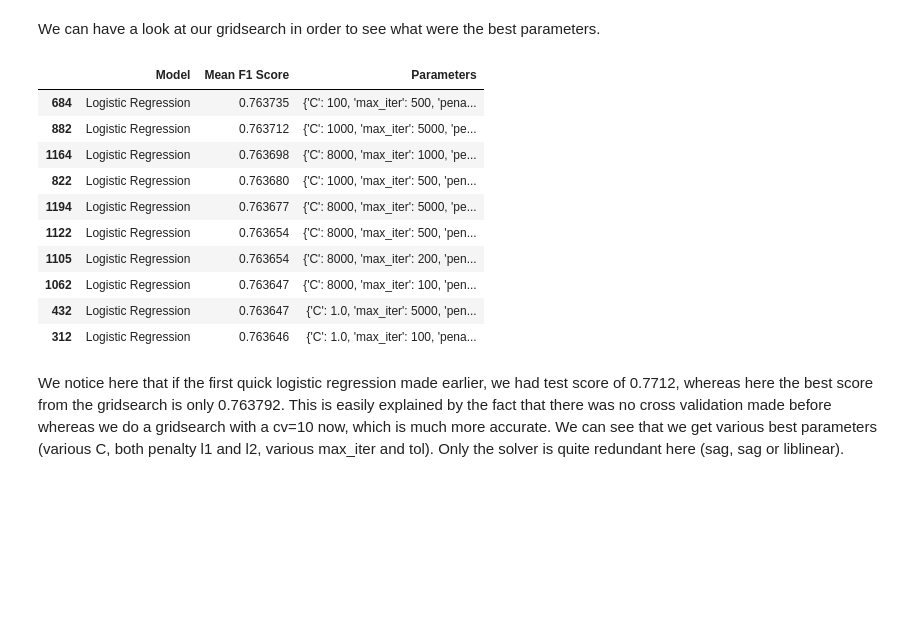
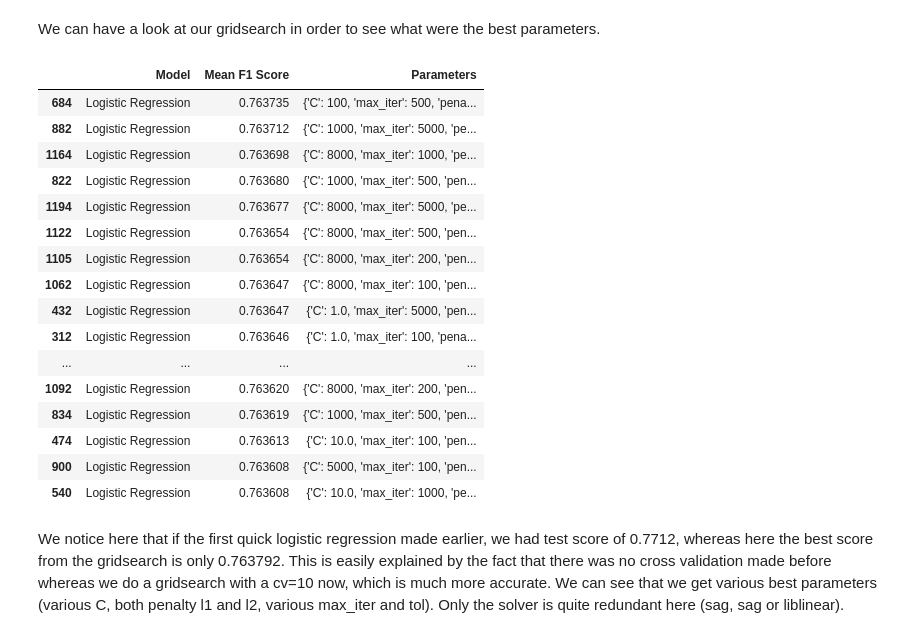
Before and after one commit to elodiesune/Bloc_3_ML, a Jupyter notebook: PROJECT_Conversion/Part_2_Machine_Learning.ipynb, the cells around one changed output. Cells and saved outputs as stored; diff of their text form; code cells hidden in the pictures; blank space fills up the shorter version.

```diff
--- a/PROJECT_Conversion/Part_2_Machine_Learning.ipynb
+++ b/PROJECT_Conversion/Part_2_Machine_Learning.ipynb
@@ -254,19 +235,25 @@ for mean_score, params in zip(cv_results['mean_test_score'], cv_results['params'
 # %%
 sorted_logistic_regressions = grid_search_results.sort_values(by='Mean F1 Score', ascending=False)
 pd.set_option('display.max_colwidth', None)
-display(sorted_logistic_regressions.head(10))
+display(sorted_logistic_regressions.head(20))
 # %% [output]
 |  | Model | Mean F1 Score | Parameters |
 | 684 | Logistic Regression | 0.763735 | {'C': 100, 'max_iter': 500, 'pena... |
 | 882 | Logistic Regression | 0.763712 | {'C': 1000, 'max_iter': 5000, 'pe... |
 | 1164 | Logistic Regression | 0.763698 | {'C': 8000, 'max_iter': 1000, 'pe... |
 | 822 | Logistic Regression | 0.763680 | {'C': 1000, 'max_iter': 500, 'pen... |
 | 1194 | Logistic Regression | 0.763677 | {'C': 8000, 'max_iter': 5000, 'pe... |
 | 1122 | Logistic Regression | 0.763654 | {'C': 8000, 'max_iter': 500, 'pen... |
 | 1105 | Logistic Regression | 0.763654 | {'C': 8000, 'max_iter': 200, 'pen... |
 | 1062 | Logistic Regression | 0.763647 | {'C': 8000, 'max_iter': 100, 'pen... |
 | 432 | Logistic Regression | 0.763647 | {'C': 1.0, 'max_iter': 5000, 'pen... |
 | 312 | Logistic Regression | 0.763646 | {'C': 1.0, 'max_iter': 100, 'pena... |
+| ... | ... | ... | ... |
+| 1092 | Logistic Regression | 0.763620 | {'C': 8000, 'max_iter': 200, 'pen... |
+| 834 | Logistic Regression | 0.763619 | {'C': 1000, 'max_iter': 500, 'pen... |
+| 474 | Logistic Regression | 0.763613 | {'C': 10.0, 'max_iter': 100, 'pen... |
+| 900 | Logistic Regression | 0.763608 | {'C': 5000, 'max_iter': 100, 'pen... |
+| 540 | Logistic Regression | 0.763608 | {'C': 10.0, 'max_iter': 1000, 'pe... |
 # %% [markdown]
 We notice here that if the first quick logistic regression made earlier, we had test score of 0.7712, whereas here the best score from the gridsearch is only 0.763792. This is easily explained by the fact that there was no cross validation made before whereas we do a gridsearch with a cv=10 now, which is much more accurate. We can see that we get various best parameters (various C, both penalty l1 and l2, various max_iter and tol). Only the solver is quite redundant here (sag, sag or liblinear).
 # %% [markdown]
```
Also changed, not shown: parts of 13 cells of this notebook, 7 other files.
